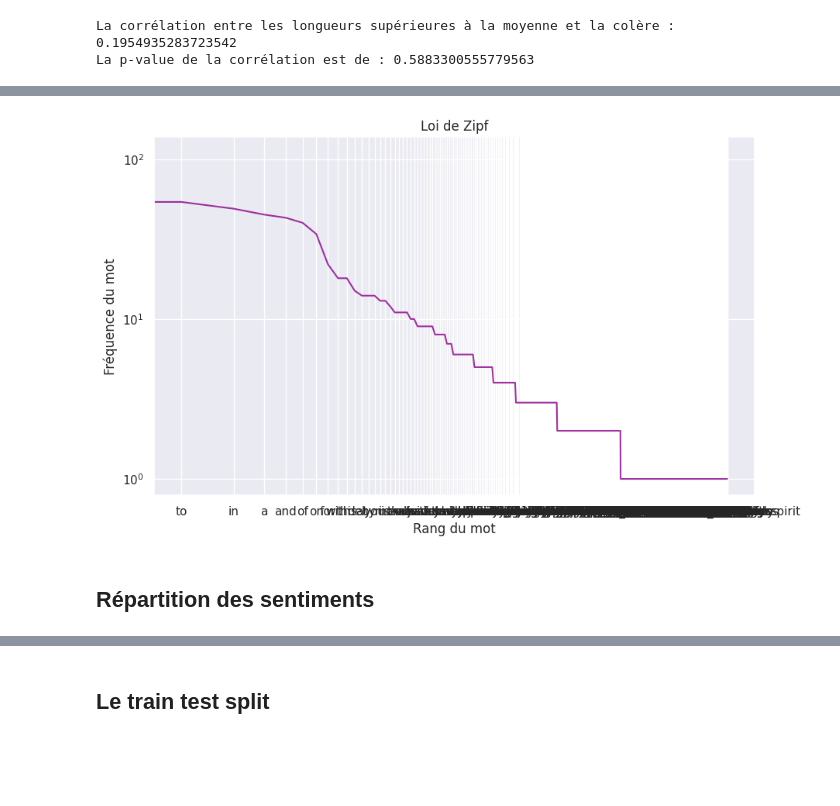
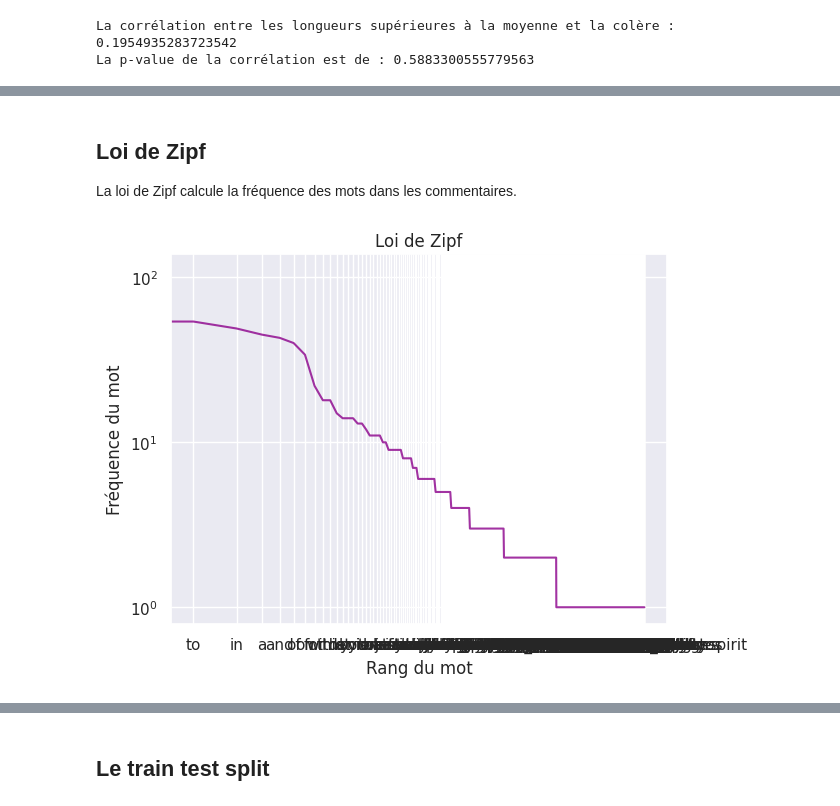
Before and after one commit to deboraptor/outils_traitement_corpus, a Jupyter notebook: scripts/graphiques.ipynb, the cells around one changed output, grey strips where cells are left out. Cells and saved outputs as stored; diff of their text form; code cells hidden in the pictures; blank space fills up the shorter version.

```diff
--- a/scripts/graphiques.ipynb
+++ b/scripts/graphiques.ipynb
@@ -45,0 +47,13 @@ La p-value de la corrélation est de : 0.5883300555779563
+# %%
+plt.figure(figsize=(10, 6))
+
+label_mapping = {
+    0 : "tristesse",
+    1 : "joie",
+    2 : "amour",
+    3 : "colère",
+    4 : "peur",
+    5 : "surprise"
+}
+df["emotion"] = df["label"].map(label_mapping)
+df["longeur"] = df["text"].apply(lambda x: len(x.split()))
@@ -45,0 +62,3 @@ La p-value de la corrélation est de : 0.5883300555779563
+# %%
+dossier = "../figures"
+os.makedirs(dossier, exist_ok=True)
@@ -45,0 +67,21 @@ La p-value de la corrélation est de : 0.5883300555779563
+# %%
+total_comments = len(df) - 1
+emotion_distribution = df["label"].value_counts(normalize=True) * 100
+emotion_distribution = emotion_distribution.round(2)
+
+stats_df = pd.DataFrame({
+    "Emotion": emotion_distribution.index,
+    "Proportion (%)": emotion_distribution.values
+})
+
+stats_df = pd.concat([pd.DataFrame({"Emotion": ["Total Comments"], "Proportion (%)": [total_comments]}), stats_df], ignore_index=True)
+
+sns.set(style="whitegrid")
+plt.figure(figsize=(4, 3))
+table = plt.table(cellText=stats_df.values, colLabels=stats_df.columns, cellLoc="center", loc="center", colColours=["#FFE4E1", "#FFE4E1"])
+table.auto_set_font_size(True)
+table.scale(1.5, 1.5)
+plt.axis("off")
+plt.title("Statistiques des commentaires et répartition des émotions")
+plt.savefig(os.path.join(dossier, "statistiques_commentaires_repartition_emotions.png"))
+plt.show()
@@ -68,17 +240,15 @@ plt.show()
+# %% [markdown]
+## Loi de Zipf
+La loi de Zipf calcule la fréquence des mots dans les commentaires.
 # %%
-fichier_csv = "../data/clean/commentaires.csv"
-df = pd.read_csv(fichier_csv)
-
 total_mots = df["text"].str.split(expand=True).stack().value_counts()
 
 sns.set()
-plt.figure(figsize=(10, 6))
 plt.loglog(total_mots.index, total_mots.values, alpha=.8, color="darkmagenta")
 plt.title("Loi de Zipf")
 plt.xlabel("Rang du mot")
 plt.ylabel("Fréquence du mot")
+plt.savefig(os.path.join(dossier, "loi_de_zipf.png"))
 plt.show()
 # %% [output]
-[figure, old version]
+[figure, new version]
-# %% [markdown]
-## Répartition des sentiments
```
Also changed, not shown: parts of 35 cells of this notebook.
